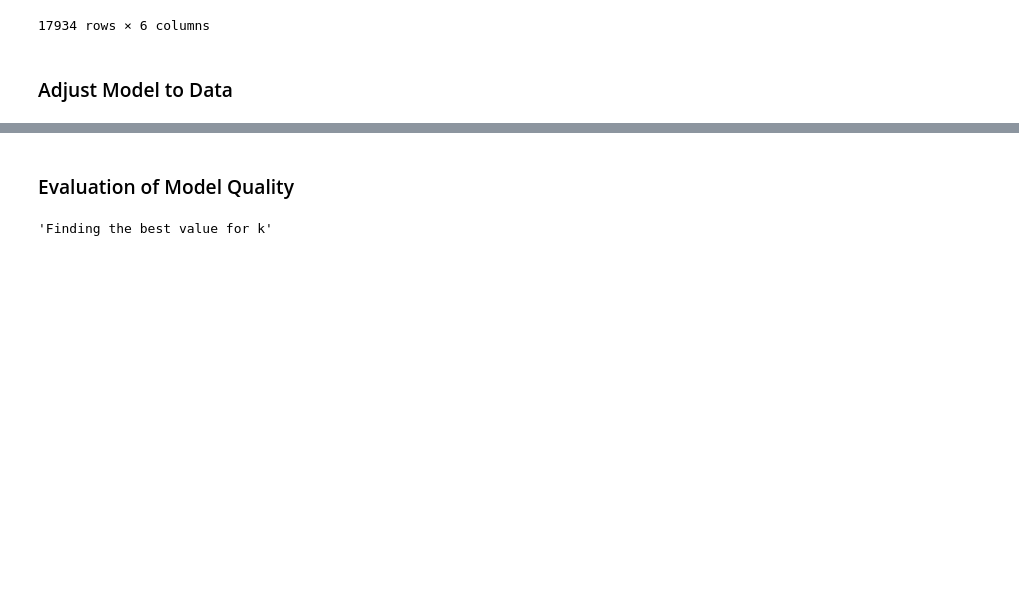
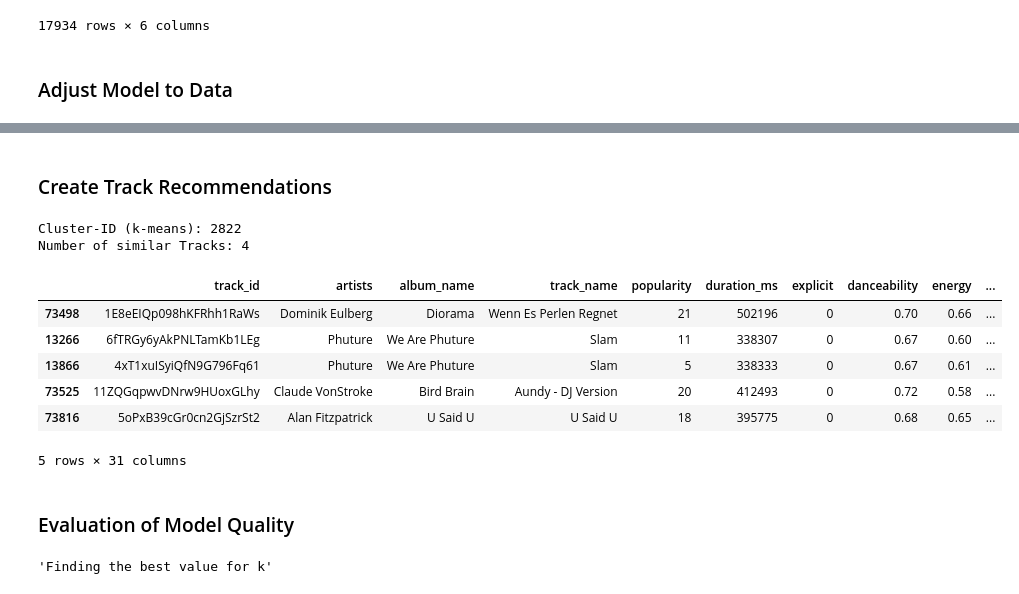
Before and after one commit to steffenkaewert/data_science, a Jupyter notebook: notebooks/03_modeling.ipynb, the cells around one changed output, grey strips where cells are left out. Cells and saved outputs as stored; diff of their text form; code cells hidden in the pictures; blank space fills up the shorter version.

```diff
--- a/notebooks/03_modeling.ipynb
+++ b/notebooks/03_modeling.ipynb
@@ -156,6 +154,38 @@ Name: count, Length: 2000, dtype: int64
 # %%
 # Determine the Euclidean distances
 distances_train = model_km.transform(df_features_selected) # Alternative: distances = euclidean_distances(X_train, model_km.cluster_centers_)
+# %% [markdown]
+### Create Track Recommendations
+# %%
+# Create recommendations based on a selected track
+row    = 73498
+n_max  = 10
+
+pos_ref = df_features_selected.index.get_loc(row)
+cluster = labels_km[pos_ref]
+
+mask_cluster   = (labels_km == cluster)
+cluster_labels = df_features_selected.index[mask_cluster].tolist()
+
+others = [i for i in cluster_labels if i != row] # Skip self-match
+cluster_labels = [row] + others
+
+subset = [row] + others[:n_max]
+
+print(f"Cluster-ID (k-means): {cluster}")
+print(f"Number of similar Tracks: {len(others)}")
+
+display(df_filtered.loc[subset])
+# %% [output]
+Cluster-ID (k-means): 2822
+Number of similar Tracks: 4
+|  | track_id | artists | album_name | track_name | popularity | duration_ms | explicit | danceability | energy | ... |
+| 73498 | 1E8eEIQp098hKFRhh1RaWs | Dominik Eulberg | Diorama | Wenn Es Perlen Regnet | 21 | 502196 | 0 | 0.70 | 0.66 | ... |
+| 13266 | 6fTRGy6yAkPNLTamKb1LEg | Phuture | We Are Phuture | Slam | 11 | 338307 | 0 | 0.67 | 0.60 | ... |
+| 13866 | 4xT1xuISyiQfN9G796Fq61 | Phuture | We Are Phuture | Slam | 5 | 338333 | 0 | 0.67 | 0.61 | ... |
+| 73525 | 11ZQGqpwvDNrw9HUoxGLhy | Claude VonStroke | Bird Brain | Aundy - DJ Version | 20 | 412493 | 0 | 0.72 | 0.58 | ... |
+| 73816 | 5oPxB39cGr0cn2GjSzrSt2 | Alan Fitzpatrick | U Said U | U Said U | 18 | 395775 | 0 | 0.68 | 0.65 | ... |
+5 rows × 31 columns
 # %% [markdown]
 ### Evaluation of Model Quality
 # %%
```
Also changed, not shown: parts of 24 cells of this notebook.
